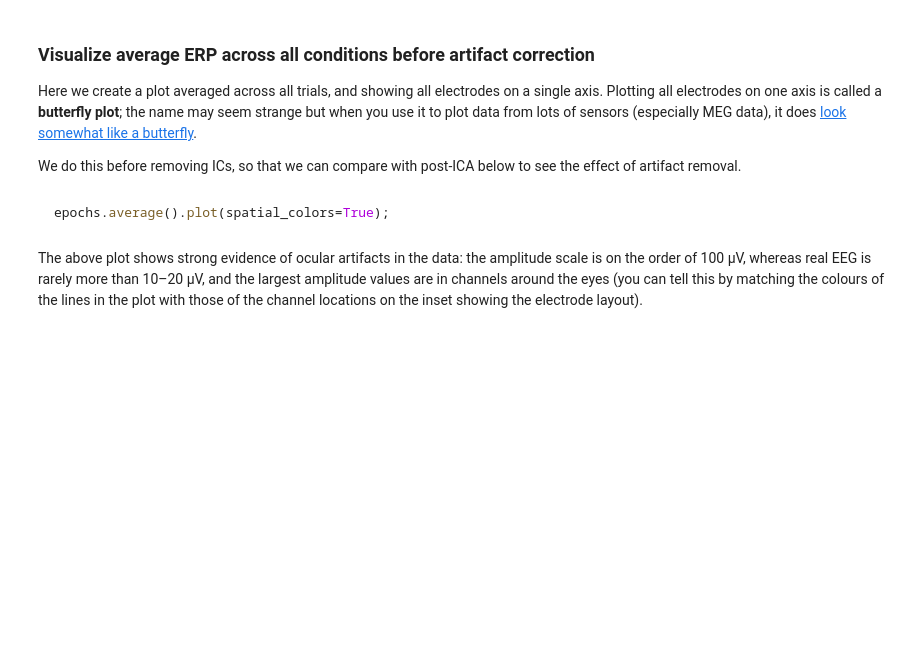
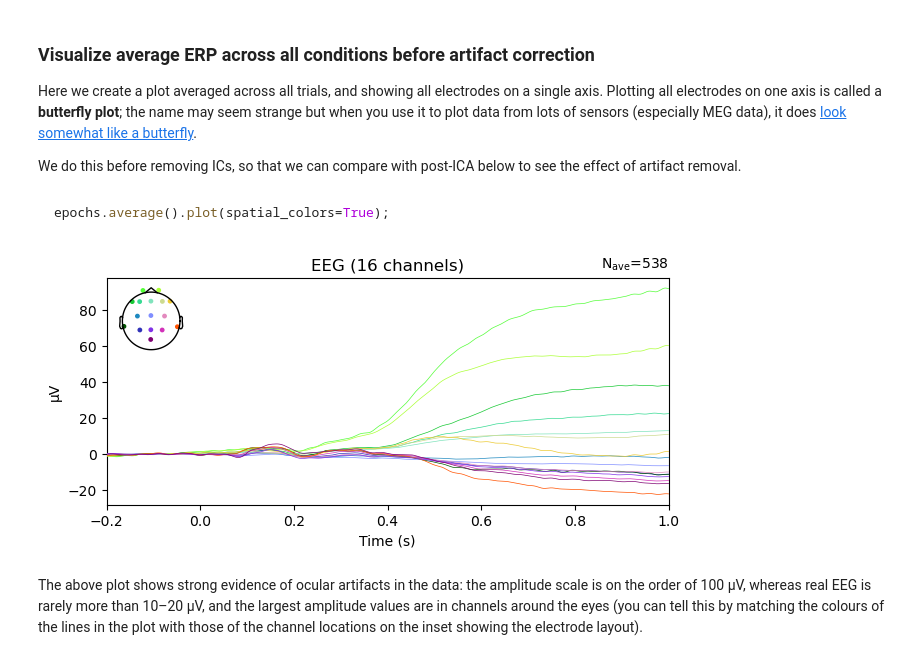
Before and after one commit to neurolawal/eeg, a Jupyter notebook: 4 - erp_segmentation.ipynb, the cells around one changed output. Saved outputs shown, nothing was run; the diff lists cells and outputs as text; code cells hidden in the pictures; blank space fills up the shorter version.

```diff
--- a/4 - erp_segmentation.ipynb
+++ b/4 - erp_segmentation.ipynb
@@ -183,6 +183,19 @@ epochs = mne.Epochs(raw_filt,
                     preload=True
                    )
 ~~~
+# %%
+raw_filt = mne.io.read_raw_fif(data_dir + '/' + p_id + '-filt-raw.fif')
+
+tmin = -.200
+tmax = 1.00
+baseline = (None, 0)
+
+epochs = mne.Epochs(raw_filt,
+                    events, event_mapping,
+                    tmin, tmax,
+                    baseline=baseline,
+                    preload=True
+                    )
 # %% [markdown]
 If we ask for the value of `epochs` we get nice, tidy output with a summary of the contents of the data structure.
 # %% [markdown]
@@ -236,6 +382,10 @@ We do this before removing ICs, so that we can compare with post-ICA below to se
 ~~~python
 epochs.average().plot(spatial_colors=True);
 ~~~
+# %%
+epochs.average().plot(spatial_colors=True);
+# %% [output]
+[figure, added]
 # %% [markdown]
 The above plot shows strong evidence of ocular artifacts in the data: the amplitude scale is on the order of 100 µV, whereas real EEG is rarely more than 10–20 µV, and the largest amplitude values are in channels around the eyes (you can tell this by matching the colours of the lines in the plot with those of the channel locations on the inset showing the electrode layout).
 # %% [markdown]
```
Also changed, not shown: parts of 12 cells of this notebook, 1 other file.
